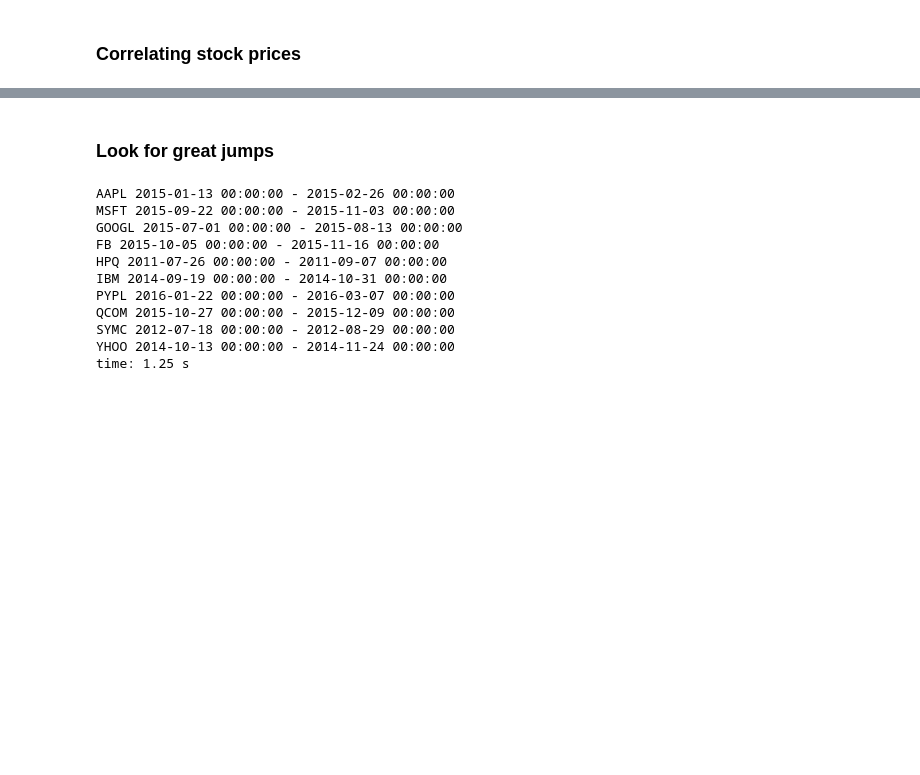
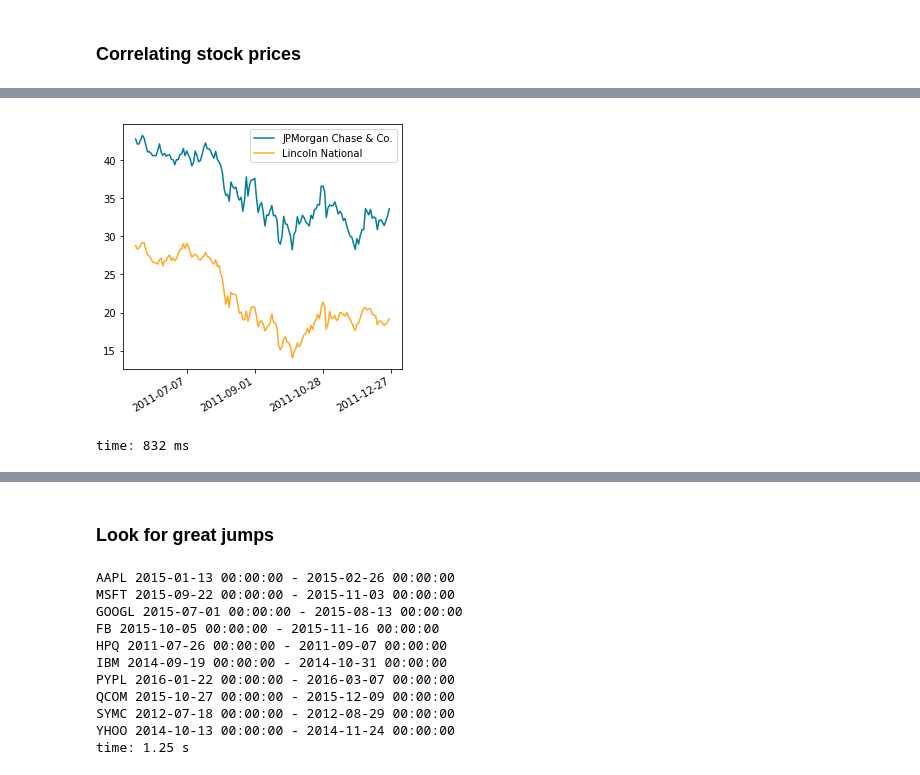
Before and after one commit to Chaoste/nlp-stocks, a Jupyter notebook: research/11.0-Econometrics.ipynb, the cells around one changed output, grey strips where cells are left out. Cells and saved outputs as stored; diff of their text form; code cells hidden in the pictures; blank space fills up the shorter version.

```diff
--- a/research/11.0-Econometrics.ipynb
+++ b/research/11.0-Econometrics.ipynb
@@ -99,0 +107,17 @@ time: 2.42 s
+# %%
+colors = ['#037d95', '#ffa823']  # blue green, orange yellow
+
+def plot_company_price(symbols, ax=None):
+    p = prices[symbols[0]]
+    values = [prices[sym].open.reset_index(drop=True) for sym in symbols]
+    values = pd.DataFrame(values).T
+    values.columns = [securities.get_company_name(x) for x in symbols]
+    ax = values.iloc[350:500].plot(ax=ax, color=colors[:len(symbols)], figsize=(5, 5))
+    # ax = values.iloc[480:497].plot(color='#037d95')
+    ax.set_xticks(ax.get_xticks()[2:-1:2])
+    xticklabels = [p.date.iloc[x].date() if x in values.index else '' for x in ax.get_xticks().astype(int)]
+    # xticklabels = np.concatenate([[''], [ax.get_xticks()[1:-1]], ['']])
+    ax.set_xticklabels(xticklabels)
+    ax.get_figure().autofmt_xdate()
+    ax.get_figure().savefig('jpm-2011-12-27.pdf')
+    return ax
@@ -100 +159,7 @@ time: 2.42 s
+# %%
+plot_company_price(['JPM', 'LNC'])
+plt.gcf().savefig('jpm-lnc-2011-12-27.pdf')
+# %% [output]
+[figure, added]
+time: 832 ms
 # %%
```
Also changed, not shown: parts of 7 cells of this notebook, 6 other files.
